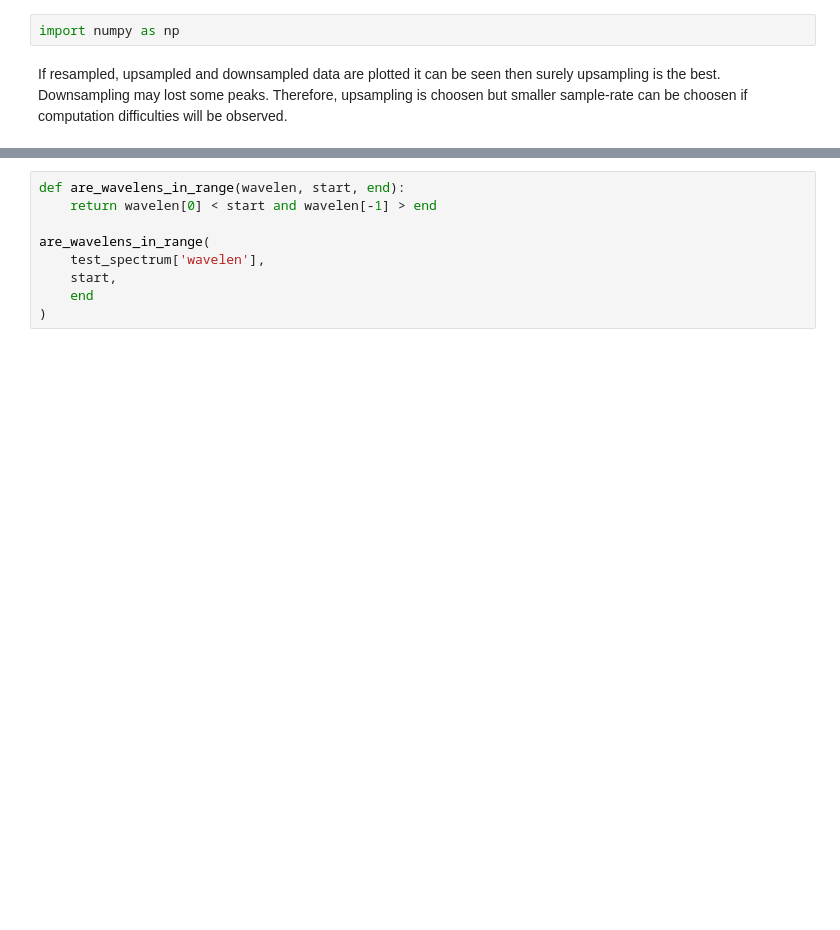
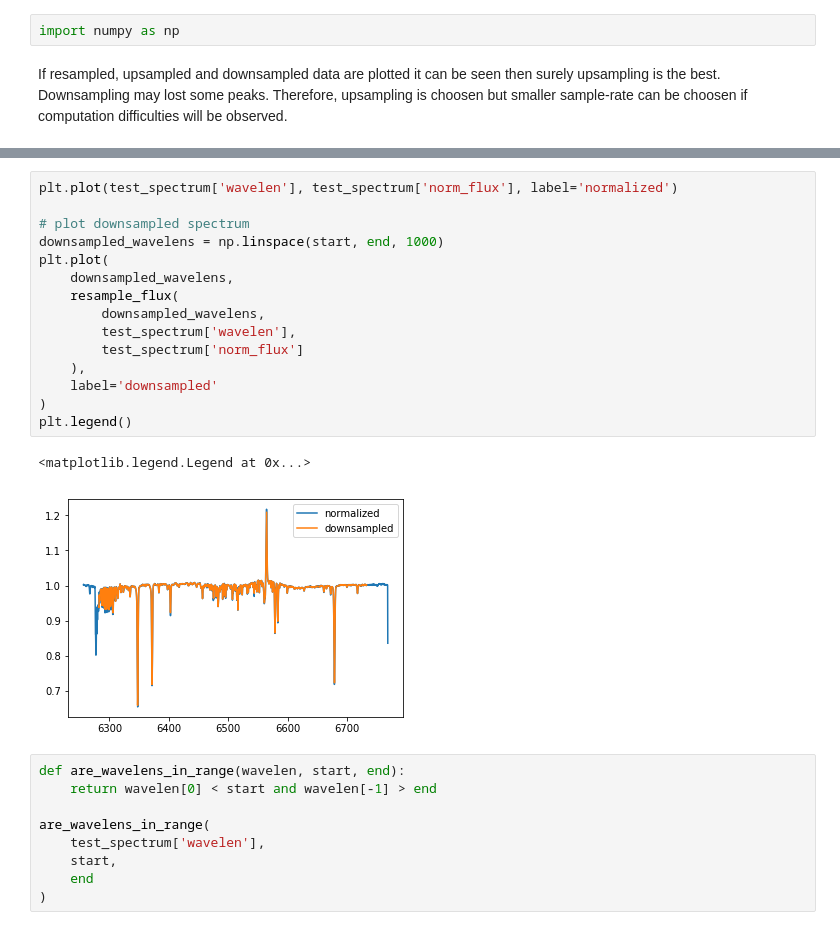
Before and after one commit to podondra/bt-spectraldl, a Jupyter notebook: notebooks/resampling.ipynb, the cells around one changed output, grey strips where cells are left out. Cells and saved outputs as stored; diff of their text form; blank space fills up the shorter version.

```diff
--- a/notebooks/resampling.ipynb
+++ b/notebooks/resampling.ipynb
@@ -153,3 +164,21 @@ plt.legend()
+# %%
+plt.plot(test_spectrum['wavelen'], test_spectrum['norm_flux'], label='normalized')
+
+# plot downsampled spectrum
+downsampled_wavelens = np.linspace(start, end, 1000)
+plt.plot(
+    downsampled_wavelens,
+    resample_flux(
+        downsampled_wavelens,
+        test_spectrum['wavelen'],
+        test_spectrum['norm_flux']
+    ),
+    label='downsampled'
+)
+plt.legend()
+# %% [output]
+<matplotlib.legend.Legend at 0x...>
+[figure, added]
 # %%
 def are_wavelens_in_range(wavelen, start, end):
     return wavelen[0] < start and wavelen[-1] > end
```
Also changed, not shown: parts of 14 cells of this notebook, 2 other files.
